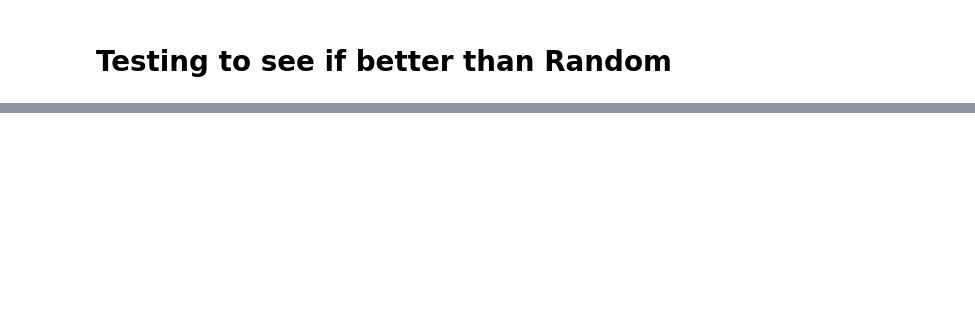
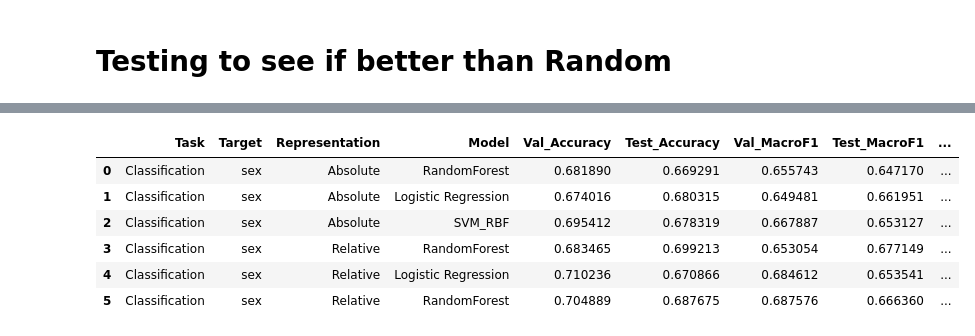
Before and after one commit to mwdai049/Microbial-Abundances-Predictions-on-EHR-and-Transformability, a Jupyter notebook: src/metadata-variable-prediction/sex-prediction/sex_lr_svm_final.ipynb, the cells around one changed output, grey strips where cells are left out. Saved outputs shown, nothing was run; the diff lists cells and outputs as text; code cells hidden in the pictures; blank space fills up the shorter version.

Commit message:
Added finalized SVM and LR modelling

```diff
--- a/src/metadata-variable-prediction/sex-prediction/sex_lr_svm_final.ipynb
+++ b/src/metadata-variable-prediction/sex-prediction/sex_lr_svm_final.ipynb
@@ -617,9 +651,4 @@ Test Balanced Accuracy: 0.6783193277310924
 # %%
-rel_grid = grid.fit(rel_X_train_log, rel_Y_train)
-
-print("Best params:", grid.best_params_)
-print("Best CV AUC:", grid.best_score_)
-
 # Evaluate on validation set
 rel_best_model = rel_grid.best_estimator_
 
@@ -627,10 +656,15 @@ y_probs = rel_best_model.predict_proba(rel_X_val_log)[:, 1]
 y_pred = rel_best_model.predict(rel_X_val_log)
 
 rel_val_auc = roc_auc_score(rel_Y_val, y_probs)
-bal_acc = balanced_accuracy_score(rel_Y_val, y_pred)
+rel_val_bal_acc = balanced_accuracy_score(rel_Y_val, y_pred)
 
 print("Validation AUC:", rel_val_auc)
-print("Validation Balanced Accuracy:", bal_acc)
+print("Validation Balanced Accuracy:", rel_val_bal_acc)
+
+rel_svm_val_macro_f1 = f1_score(abs_Y_val, y_pred, average='macro')
+rel_svm_val_weighted_f1 = f1_score(abs_Y_val, y_pred, average='weighted')
+print("Validation Macro F1:", rel_svm_val_macro_f1)
+print("Validaiton Weighted F1:", rel_svm_val_weighted_f1)
 
 # Test set
 test_probs = rel_best_model.predict_proba(rel_X_test_log)[:, 1]
@@ -639,6 +673,11 @@ rel_test_auc = roc_auc_score(rel_Y_test, test_probs)
 rel_bal_acc = balanced_accuracy_score(rel_Y_test, rel_test_pred)
 print("Test AUC:", rel_test_auc)
 print("Test Balanced Accuracy:", rel_bal_acc)
+
+rel_svm_test_macro_f1 = f1_score(abs_Y_test, rel_test_pred, average='macro')
+rel_svm_test_weighted_f1 = f1_score(abs_Y_test, rel_test_pred, average='weighted')
+print("Macro F1:", rel_svm_test_macro_f1)
+print("Weighted F1:",rel_svm_test_weighted_f1)
 
 cm = confusion_matrix(rel_Y_test, rel_test_pred)
 labels = abs_best_model.classes_
@@ -1088,0 +1270,36 @@ val accuracy: 0.7040816326530612
+# %%
+# Creating the table
+task = ['Classification', 'Classification', 'Classification', 'Classification', 'Classification', 'Classification']
+target = ['sex','sex','sex','sex','sex','sex']
+representation = ['Absolute', 'Absolute', 'Absolute', 'Relative', 'Relative', 'Relative']
+model = ['RandomForest', 'Logistic Regression', 'SVM_RBF', 'RandomForest', 'Logistic Regression', 'RandomForest']
+Val_Accuracy = [abs_rf_val_accuracy, abs_lr_val_accuracy, abs_val_bal_acc, rel_rf_val_accuracy, rel_lr_val_accuracy, rel_val_bal_acc]
+Test_Accuracy = [abs_bal_ageless_rf_accuracy, abs_lr_accuracy, abs_bal_acc, rel_rf_bal_ageless_rf_accuracy, rel_lr_accuracy, rel_bal_acc]
+Val_MacroF1 = [abs_rf_val_macro_f1, abs_lr_val_macro_f1, abs_svm_val_macro_f1, rel_rf_val_macro_f1, rel_lr_val_macro_f1, rel_svm_val_macro_f1]
+Test_MacroF1 = [abs_rf_test_macro_f1, abs_lr_test_macro_f1, abs_svm_test_macro_f1, rel_rf_test_macro_f1, rel_lr_test_macro_f1, rel_svm_test_macro_f1]
+Val_WeightedF1 = [abs_rf_val_weighted_f1, abs_lr_val_weighted_f1, abs_svm_val_weighted_f1, rel_rf_val_weighted_f1, rel_lr_val_weighted_f1, rel_svm_val_weighted_f1]
+Test_WeightedF1 = [abs_rf_test_weighted_f1, abs_lr_test_weighted_f1, abs_svm_test_weighted_f1, rel_rf_test_weighted_f1, rel_lr_test_weighted_f1, rel_svm_test_weighted_f1]
+
+results_df = pd.DataFrame({
+    'Task': task,
+    'Target': target,
+    'Representation': representation,
+    'Model': model,
+    'Val_Accuracy': Val_Accuracy,
+    'Test_Accuracy': Test_Accuracy,
+    'Val_MacroF1': Val_MacroF1,
+    'Test_MacroF1': Test_MacroF1,
+    'Val_WeightedF1': Val_WeightedF1,
+    'Test_WeightedF1': Test_WeightedF1
+})
+
+results_df = results_df.round(6)
+results_df
+# %% [output]
+|  | Task | Target | Representation | Model | Val_Accuracy | Test_Accuracy | Val_MacroF1 | Test_MacroF1 | ... |
+| 0 | Classification | sex | Absolute | RandomForest | 0.681890 | 0.669291 | 0.655743 | 0.647170 | ... |
+| 1 | Classification | sex | Absolute | Logistic Regression | 0.674016 | 0.680315 | 0.649481 | 0.661951 | ... |
+| 2 | Classification | sex | Absolute | SVM_RBF | 0.695412 | 0.678319 | 0.667887 | 0.653127 | ... |
+| 3 | Classification | sex | Relative | RandomForest | 0.683465 | 0.699213 | 0.653054 | 0.677149 | ... |
+| 4 | Classification | sex | Relative | Logistic Regression | 0.710236 | 0.670866 | 0.684612 | 0.653541 | ... |
+| 5 | Classification | sex | Relative | RandomForest | 0.704889 | 0.687675 | 0.687576 | 0.666360 | ... |
```
Also changed, not shown: parts of 22 cells of this notebook, 2 other files.
